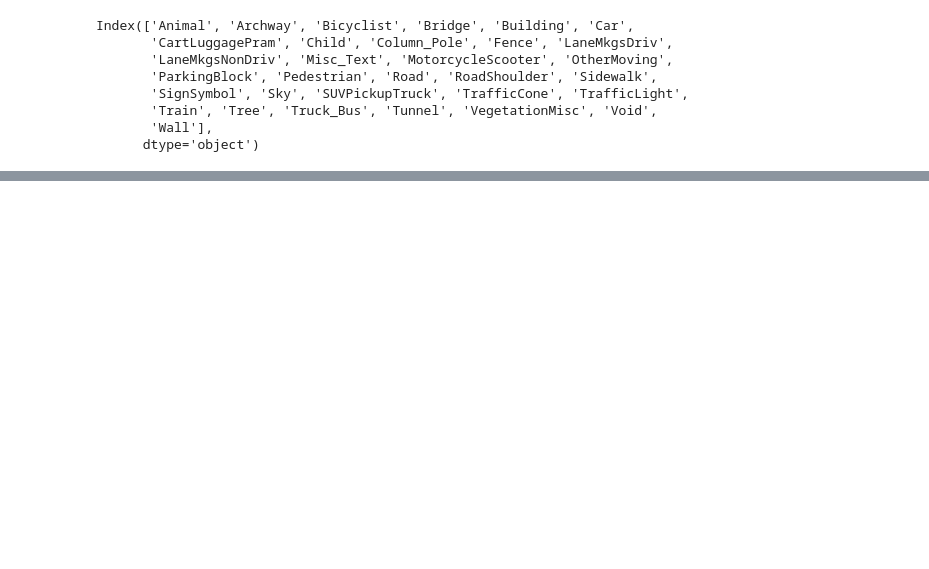
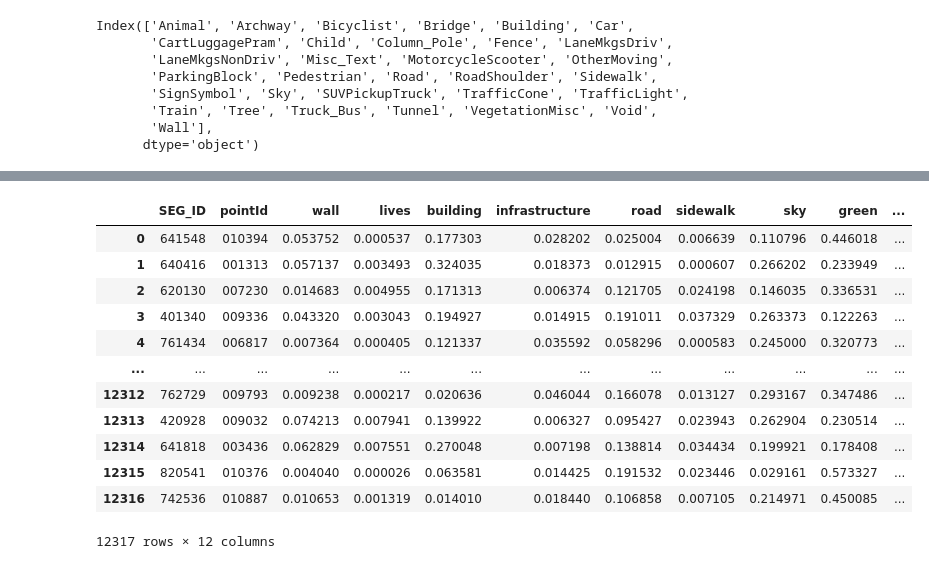
Before and after one commit to Zheng-Zhen/street-view-our-safety, a Jupyter notebook: data/streetView/Shaun_see.ipynb, the cells around one changed output, grey strips where cells are left out. Drawn from its saved outputs; the diff is of its cells as text; code cells hidden in the pictures; blank space fills up the shorter version.

```diff
--- a/data/streetView/Shaun_see.ipynb
+++ b/data/streetView/Shaun_see.ipynb
@@ -51,0 +82,27 @@ Void +  'Misc_Text',
+# %%
+combined_variables['wall'] = combined.Column_Pole + combined.Fence + combined.Wall + combined.TrafficCone
+combined_variables['lives'] = combined.Animal + combined.Bicyclist + combined.Child + combined.Pedestrian +combined.MotorcycleScooter +combined.OtherMoving
+combined_variables['building'] = combined.Building + combined.Archway
+combined_variables['infrastructure'] = combined.Bridge + combined.ParkingBlock + combined.Train + combined.Tunnel
+combined_variables['road'] = combined.RoadShoulder + combined.LaneMkgsDriv + combined.Road + combined.LaneMkgsNonDriv
+combined_variables['sidewalk'] = combined.Sidewalk
+combined_variables['sky'] = combined.Sky
+combined_variables['green'] = combined.Tree + combined.VegetationMisc
+combined_variables['transportation'] = combined.Car + combined.SUVPickupTruck + combined.Truck_Bus
+combined_variables['publicservice'] = combined.CartLuggagePram + combined.SignSymbol + combined.TrafficLight
+# %%
+combined_variables
+# %% [output]
+|  | SEG_ID | pointId | wall | lives | building | infrastructure | road | sidewalk | sky | green | ... |
+| 0 | 641548 | 010394 | 0.053752 | 0.000537 | 0.177303 | 0.028202 | 0.025004 | 0.006639 | 0.110796 | 0.446018 | ... |
+| 1 | 640416 | 001313 | 0.057137 | 0.003493 | 0.324035 | 0.018373 | 0.012915 | 0.000607 | 0.266202 | 0.233949 | ... |
+| 2 | 620130 | 007230 | 0.014683 | 0.004955 | 0.171313 | 0.006374 | 0.121705 | 0.024198 | 0.146035 | 0.336531 | ... |
+| 3 | 401340 | 009336 | 0.043320 | 0.003043 | 0.194927 | 0.014915 | 0.191011 | 0.037329 | 0.263373 | 0.122263 | ... |
+| 4 | 761434 | 006817 | 0.007364 | 0.000405 | 0.121337 | 0.035592 | 0.058296 | 0.000583 | 0.245000 | 0.320773 | ... |
+| ... | ... | ... | ... | ... | ... | ... | ... | ... | ... | ... | ... |
+| 12312 | 762729 | 009793 | 0.009238 | 0.000217 | 0.020636 | 0.046044 | 0.166078 | 0.013127 | 0.293167 | 0.347486 | ... |
+| 12313 | 420928 | 009032 | 0.074213 | 0.007941 | 0.139922 | 0.006327 | 0.095427 | 0.023943 | 0.262904 | 0.230514 | ... |
+| 12314 | 641818 | 003436 | 0.062829 | 0.007551 | 0.270048 | 0.007198 | 0.138814 | 0.034434 | 0.199921 | 0.178408 | ... |
+| 12315 | 820541 | 010376 | 0.004040 | 0.000026 | 0.063581 | 0.014425 | 0.191532 | 0.023446 | 0.029161 | 0.573327 | ... |
+| 12316 | 742536 | 010887 | 0.010653 | 0.001319 | 0.014010 | 0.018440 | 0.106858 | 0.007105 | 0.214971 | 0.450085 | ... |
+12317 rows × 12 columns
```
Also changed, not shown: parts of 11 cells of this notebook, 2 other files.
